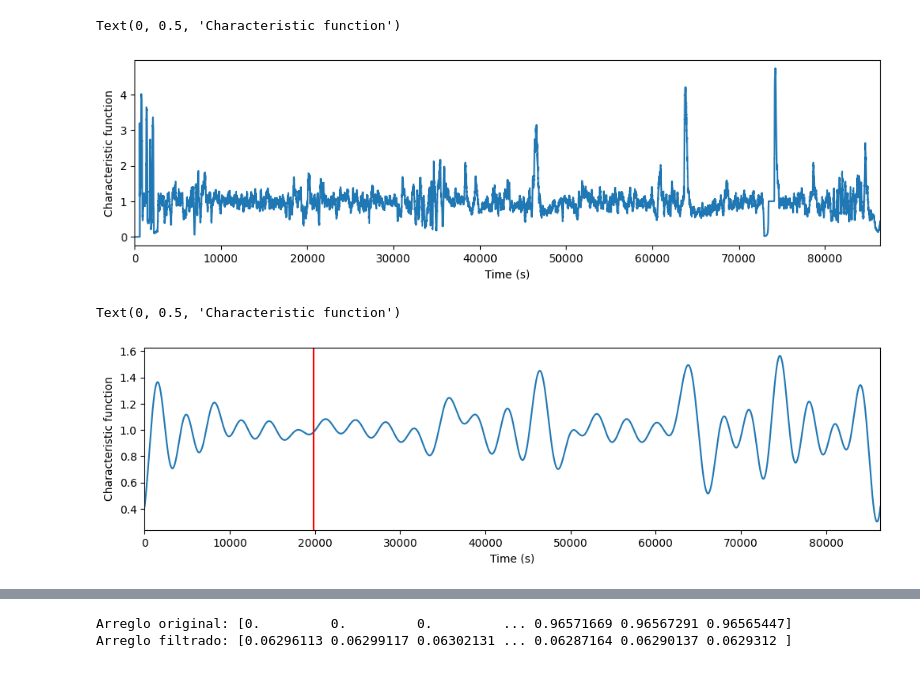
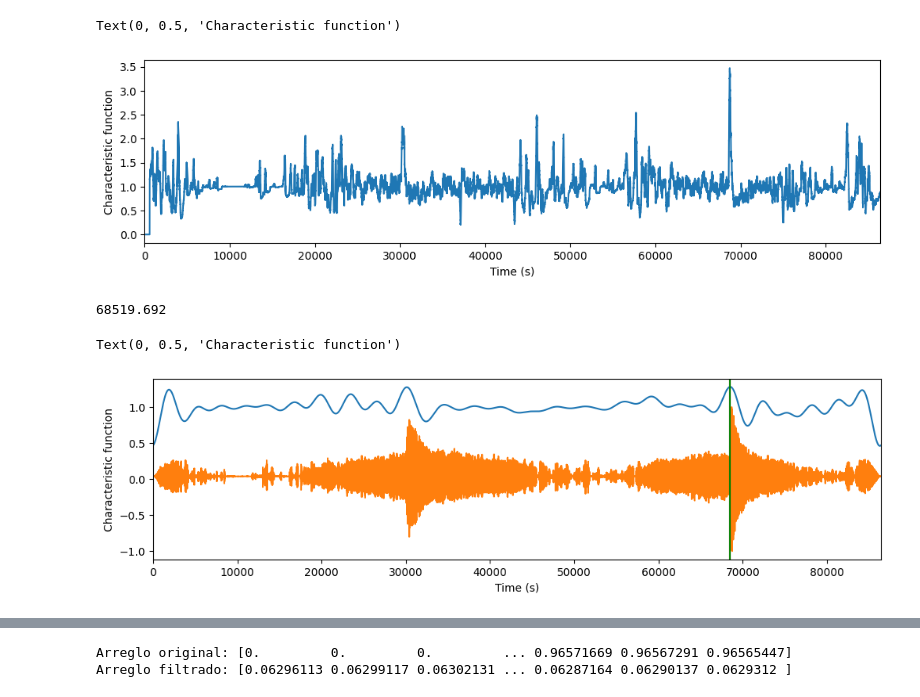
Before and after one commit to Danielvargas04/CUMIS, a Jupyter notebook: pruebas.ipynb, the cells around one changed output, grey strips where cells are left out. Cells and saved outputs as stored; diff of their text form; code cells hidden in the pictures.

```diff
--- a/pruebas.ipynb
+++ b/pruebas.ipynb
@@ -142,6 +142,8 @@ def data_extrac(N=27, data_directory = './data/lunar/training/data/S12_GradeA/')
     Extrae los datos de un archivo N del catalogo y filtra por bandpass
     ademas mas cositas (proximamente)
     '''
+    cat_file = './data/lunar/training/catalogs/' + 'apollo12_catalog_GradeA_final.csv'
+    cat = pd.read_csv(cat_file)
 
     #Obtener le ubicacion de los datos de una señal
     row = cat.iloc[N]          #señal N (27)
@@ -169,6 +171,10 @@ def data_extrac(N=27, data_directory = './data/lunar/training/data/S12_GradeA/')
     tr_data_filt_norm = tr_data_filt.reshape(-1, 1)
     scaler = MinMaxScaler(feature_range=(-1, 1))
     tr_data_filt_norm = scaler.fit_transform(tr_data_filt_norm)
+    #Filtro de normalizacion de tiempos
+    tr_times_norm = tr_times.reshape(-1, 1)
+    scaler = MinMaxScaler(feature_range=(0, 1))
+    tr_times_norm = scaler.fit_transform(tr_times_norm)
 
     starttime = tr.stats.starttime.datetime
     arrival_time = datetime.strptime(row['time_abs(%Y-%m-%dT%H:%M:%S.%f)'],'%Y-%m-%dT%H:%M:%S.%f')
@@ -176,7 +182,7 @@ def data_extrac(N=27, data_directory = './data/lunar/training/data/S12_GradeA/')
 
     return tr_times, tr_data_filt_norm, arrival, df
 
-tr_times, tr_data_filt_norm, arrival_time_rel, df= data_extrac(30)
+tr_times, tr_data_filt_norm, arrival_time_rel, df= data_extrac(54)
 # %%
 def data_extrac_test(N=1, data_directory = './data/lunar/test/data/S12_GradeB'):
     '''
@@ -192,6 +198,7 @@ def data_extrac_test(N=1, data_directory = './data/lunar/test/data/S12_GradeB'):
         if os.path.isfile(os.path.join(data_directory, nombre_archivo)) and nombre_archivo.endswith('.mseed'):
             path_data.append(nombre_archivo)
 
+    print(f"Cantidad de datos en el directorio {data_directory} : {len(path_data)}")
     #Obtener datos de la señal
     mseed_file = data_directory+'/'+path_data[N]
     st = read(mseed_file)       #stream file (contains the trace(s))
@@ -213,6 +220,11 @@ def data_extrac_test(N=1, data_directory = './data/lunar/test/data/S12_GradeB'):
     scaler = MinMaxScaler(feature_range=(-1, 1))
     tr_data_filt_norm = scaler.fit_transform(tr_data_filt_norm)
 
+    #Filtro de normalizacion de tiempos
+    tr_times_norm = tr_times.reshape(-1, 1)
+    scaler = MinMaxScaler(feature_range=(0, 1))
+    tr_times_norm = scaler.fit_transform(tr_times_norm)
+
     return tr_times, tr_data_filt_norm, df, tr_data
 
 tr_times, tr_data_filt_norm, df, raw_data= data_extrac_test(54)
@@ -229,13 +240,11 @@ plt.plot(tr_times,raw_data)
 # %%
 
-def CFT(tr_data_filt_norm, df):
+def CFT(tr_data_filt_norm, df, sta_len = 120, lta_len = 600):
 
     #STA/LTA
     # How long should the short-term and long-term window be, in seconds?\
-    sta_len = 120       #120
-    lta_len = 600       #600
-    # sta_len = 1000
-    # lta_len = 2000
+    # sta_len = 120
+    # lta_len = 600
 
     # Run Obspy's STA/LTA to obtain a characteristic function
     # This function basically calculates the ratio of amplitude between the short-term
@@ -255,7 +264,7 @@ ax.set_xlabel('Time (s)')
 ax.set_ylabel('Characteristic function')
 # %% [output]
 Text(0, 0.5, 'Characteristic function')
-[figure, old version]
+[figure, new version]
 # %%
 import numpy as np
 from scipy.fft import fft, ifft, fftfreq
@@ -272,35 +281,41 @@ def test(cft):
 
     # Crear las frecuencias correspondientes
     frequencies = fftfreq(n, d=sampling_rate)
 
     # Definir la frecuencia de corte para el filtro
     cutoff_freq = 0.0001/2 # Ajusta según lo que necesites
 
     # Aplicar el filtro pasa bajos: eliminar las frecuencias más altas que la frecuencia de corte
     cft_fft[np.abs(frequencies) > cutoff_freq] = 0
 
     # Realizar la inversa de la FFT para regresar al dominio temporal
     filtered_cft = ifft(cft_fft)
 
     # La señal filtrada está en dominio temporal (real)
     filtered_cft_real = np.real(filtered_cft)
 
     #print("Arreglo original:", cft)
     #print("Arreglo filtrado:", filtered_cft_real)
     return filtered_cft_real
 
 filtered_cft_real = test(cft)
 # Plot characteristic function
 fig,ax = plt.subplots(1,1,figsize=(12,3))
 ax.plot(tr_times,filtered_cft_real)
+ax.plot(tr_times, tr_data_filt_norm)
 ax.set_xlim([min(tr_times),max(tr_times)])
+print(arrival_time_rel)
 ax.axvline(x = arrival_time_rel, color='red',label='Rel. Arrival')
+
+max_pos = tr_times[np.where(filtered_cft_real==filtered_cft_real.max())]
+ax.axvline(x = max_pos, color='green',label='Rel. Arrival')
 #ax.set_xlim([72000,76000])
 ax.set_xlabel('Time (s)')
 ax.set_ylabel('Characteristic function')
 # %% [output]
-Text(0, 0.5, 'Characteristic function')
+68519.692
+Text(0, 0.5, 'Characteristic function')
-[figure, old version]
+[figure, new version]
 # %%
 #main loop papa
 total = 75
```
Also changed, not shown: parts of 7 cells of this notebook, 4 other files.
